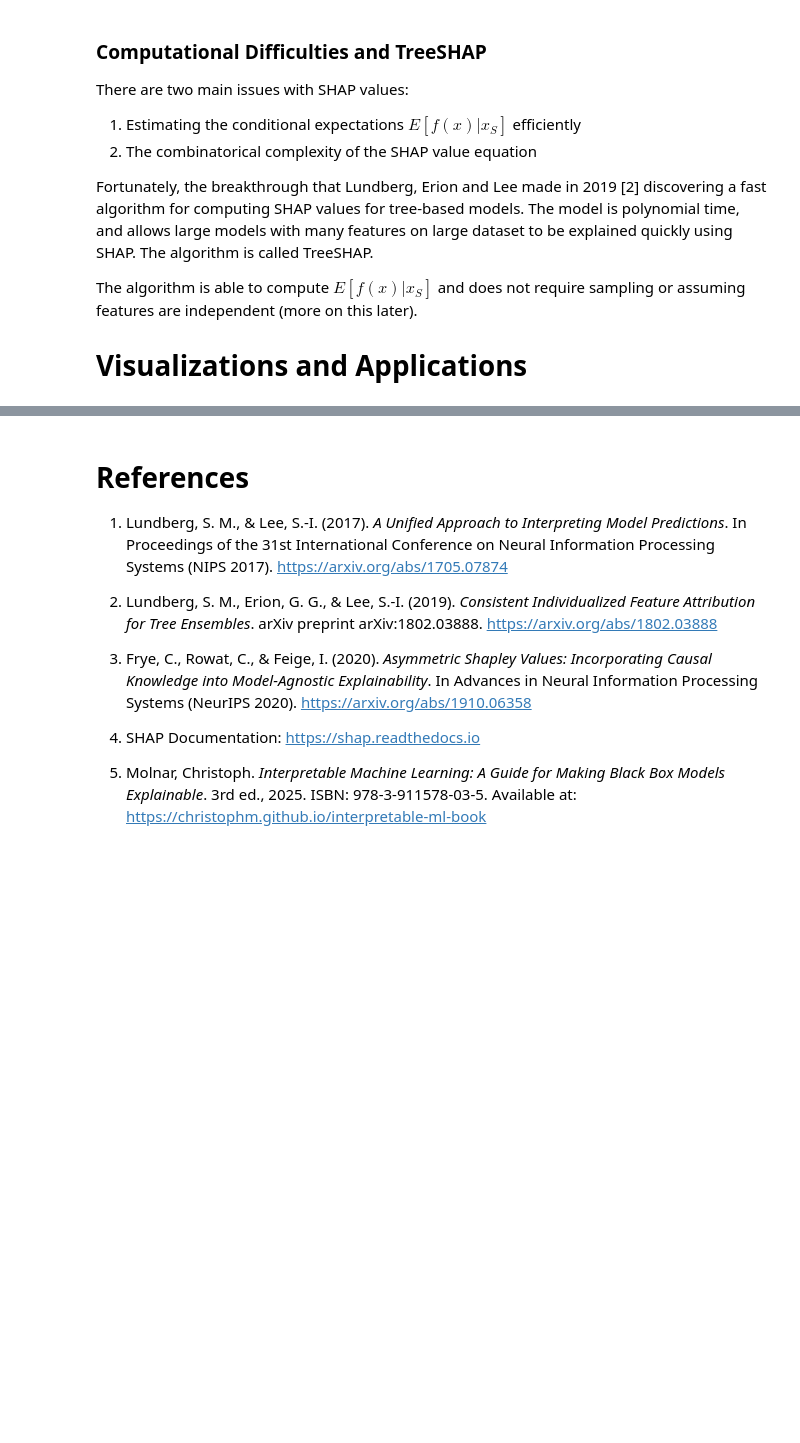
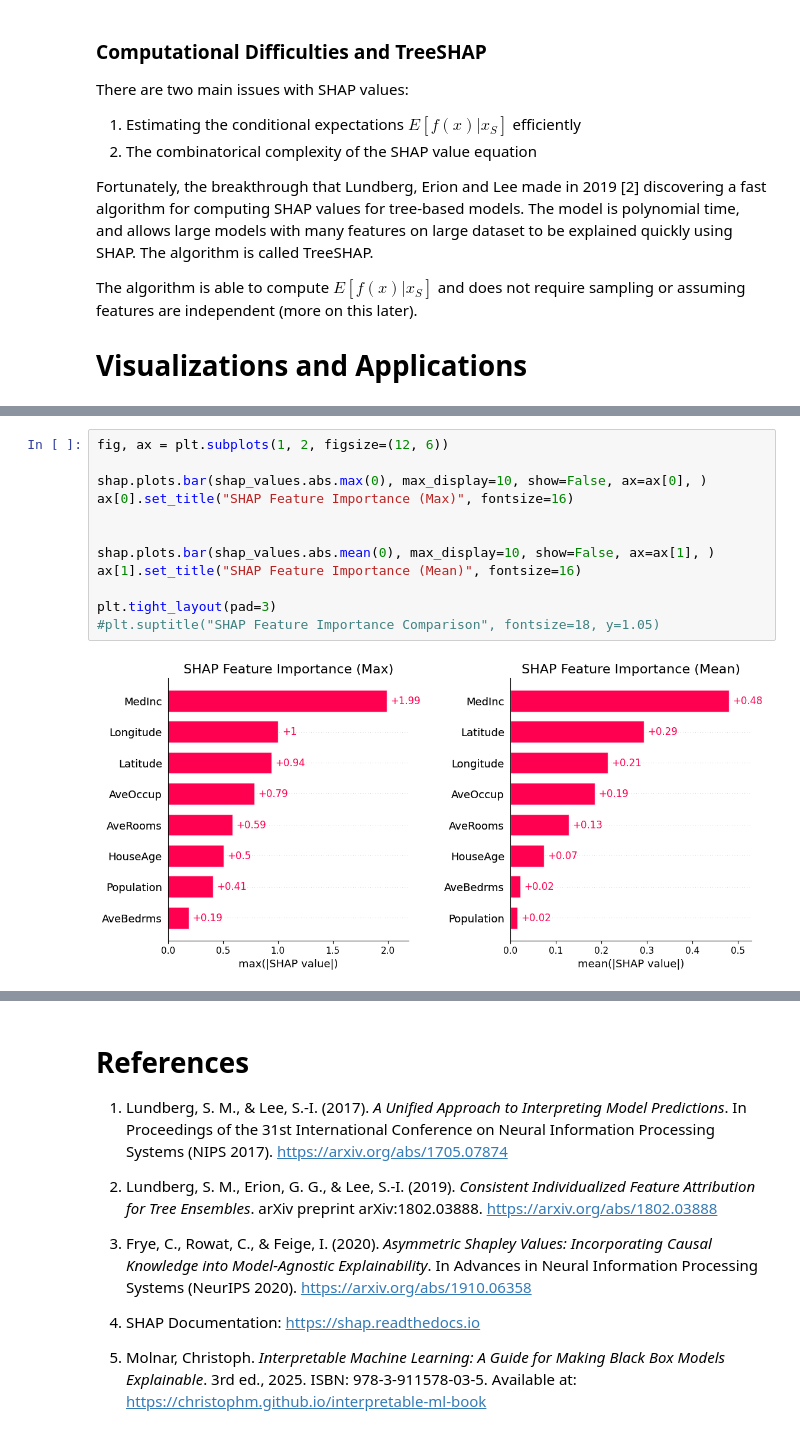
Before and after one commit to csprock/interpretable_ml_with_shap, a Jupyter notebook: demo_notebook.ipynb, the cells around one changed output, grey strips where cells are left out. Drawn from its saved outputs; the diff is of its cells as text; blank space fills up the shorter version.

```diff
--- a/demo_notebook.ipynb
+++ b/demo_notebook.ipynb
@@ -457,0 +558,14 @@ The algorithm is able to compute  $E[f(x) | x_S]$ and does not require sampling
+# %%
+fig, ax = plt.subplots(1, 2, figsize=(12, 6))
+
+shap.plots.bar(shap_values.abs.max(0), max_display=10, show=False, ax=ax[0], )
+ax[0].set_title("SHAP Feature Importance (Max)", fontsize=16)
+
+
+shap.plots.bar(shap_values.abs.mean(0), max_display=10, show=False, ax=ax[1], )
+ax[1].set_title("SHAP Feature Importance (Mean)", fontsize=16)
+
+plt.tight_layout(pad=3)
+#plt.suptitle("SHAP Feature Importance Comparison", fontsize=18, y=1.05)
+# %% [output]
+[figure, added]
```
Also changed, not shown: parts of 26 cells of this notebook, 2 other files.
